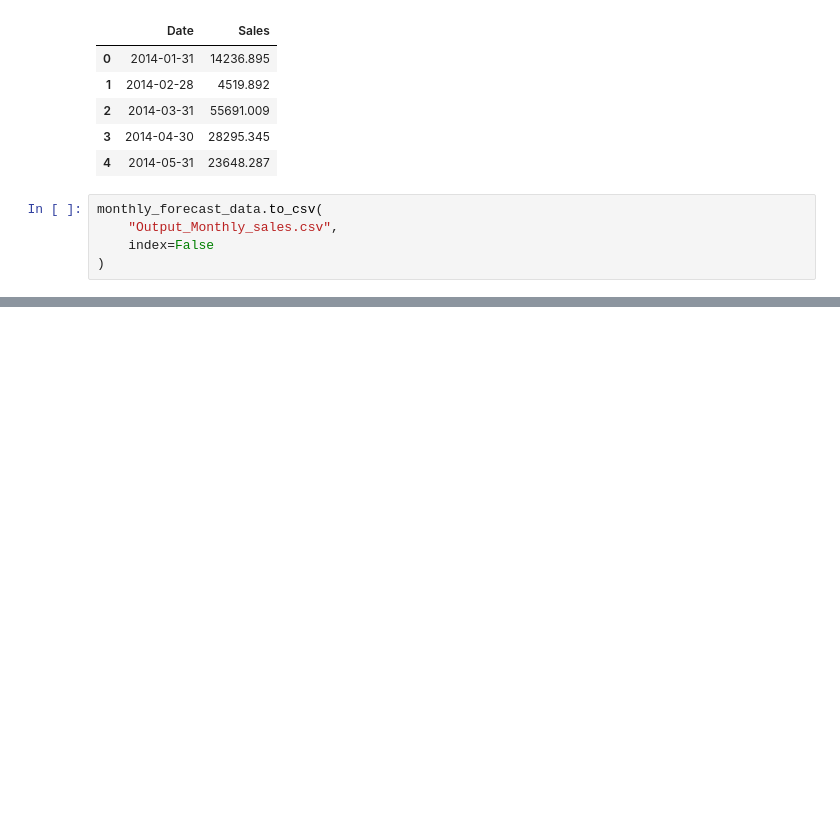
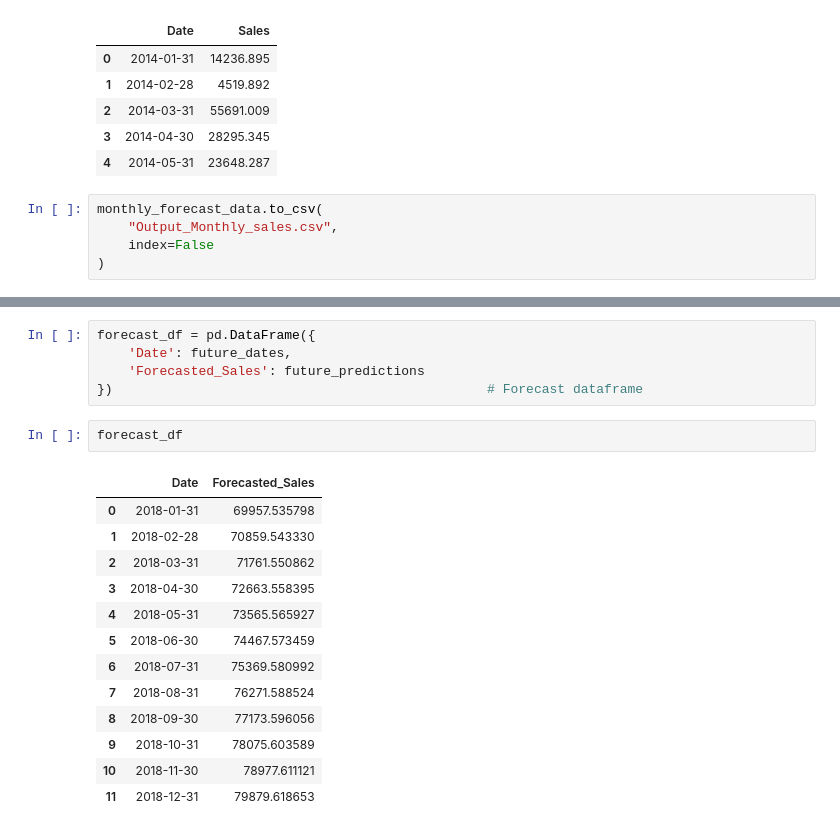
Before and after one commit to Rutu-2805/Predictive-Analytics-Project, a Jupyter notebook: Notebook/Predictive-analytics.ipynb, the cells around one changed output, grey strips where cells are left out. Cells and saved outputs as stored; diff of their text form; blank space fills up the shorter version.

```diff
--- a/Notebook/Predictive-analytics.ipynb
+++ b/Notebook/Predictive-analytics.ipynb
@@ -395,0 +549,21 @@ monthly_forecast_data.to_csv(
+# %%
+forecast_df = pd.DataFrame({
+    'Date': future_dates,
+    'Forecasted_Sales': future_predictions
+})                                                # Forecast dataframe
+# %%
+forecast_df
+# %% [output]
+|  | Date | Forecasted_Sales |
+| 0 | 2018-01-31 | 69957.535798 |
+| 1 | 2018-02-28 | 70859.543330 |
+| 2 | 2018-03-31 | 71761.550862 |
+| 3 | 2018-04-30 | 72663.558395 |
+| 4 | 2018-05-31 | 73565.565927 |
+| 5 | 2018-06-30 | 74467.573459 |
+| 6 | 2018-07-31 | 75369.580992 |
+| 7 | 2018-08-31 | 76271.588524 |
+| 8 | 2018-09-30 | 77173.596056 |
+| 9 | 2018-10-31 | 78075.603589 |
+| 10 | 2018-11-30 | 78977.611121 |
+| 11 | 2018-12-31 | 79879.618653 |
```
Also changed, not shown: parts of 31 cells of this notebook, 1 other file.
